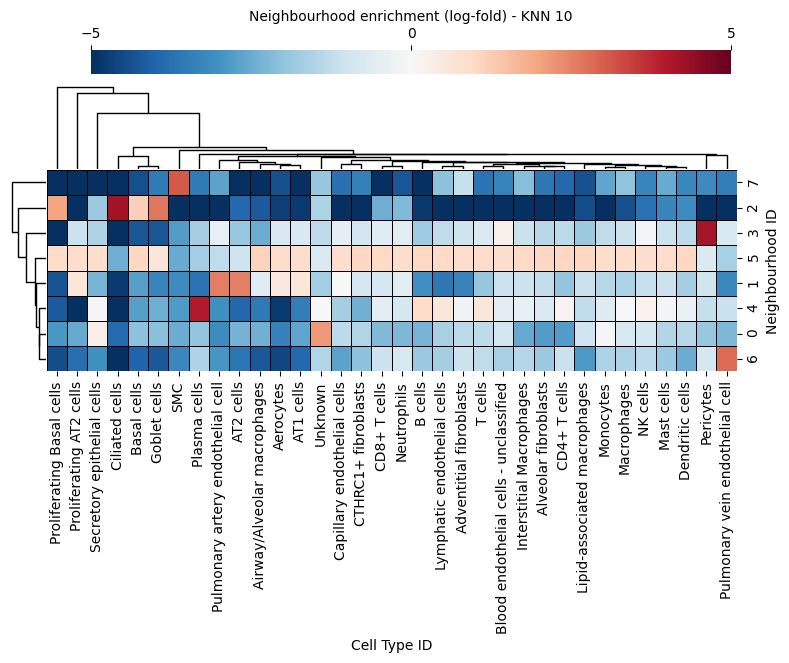
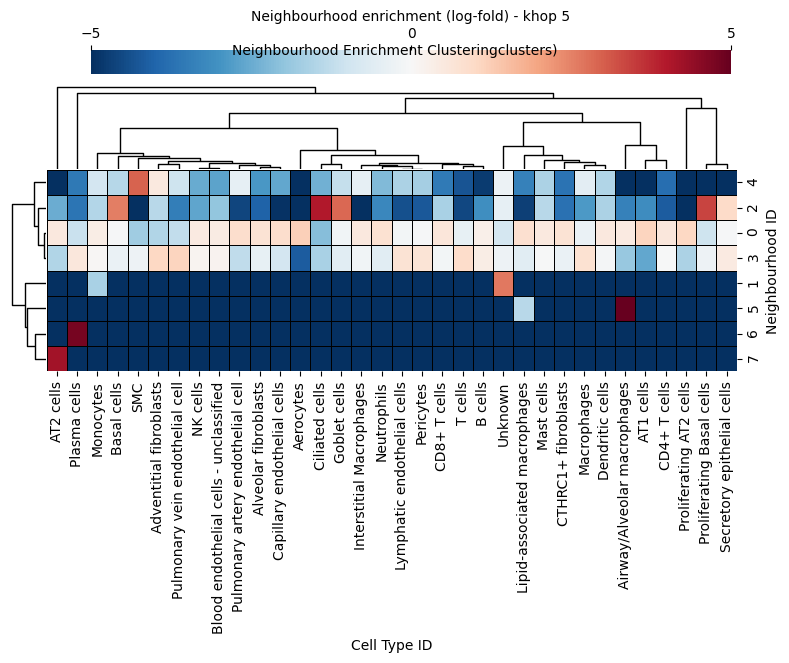
The change to this notebook cell's code, shown as a diff; its figure went from the first image to the second:
--- before
+++ after
@@ -14,6 +14,9 @@
     vmin=plot_vimin,
     vmax=plot_vimax,
-    cbar_kws=dict(use_gridspec=False, location="top", label=f'Neighbourhood enrichment (log-fold) - KNN {KNN}', ticks=[plot_vimin, 0, plot_vimax]),
+    cbar_kws=dict(use_gridspec=False, location="top", 
+    label=f'Neighbourhood enrichment (log-fold)', ticks=[plot_vimin, 0, plot_vimax]),
     cbar_pos=(0.12, 0.99, 0.8, 0.04),
     tree_kws={'linewidths': 1, 'color': 'black'}
 )
+
+plt.suptitle("Neighbourhood Enrichment Clusteringclusters)", fontsize=10, y=1.04)

Commit: correct plot title formatting